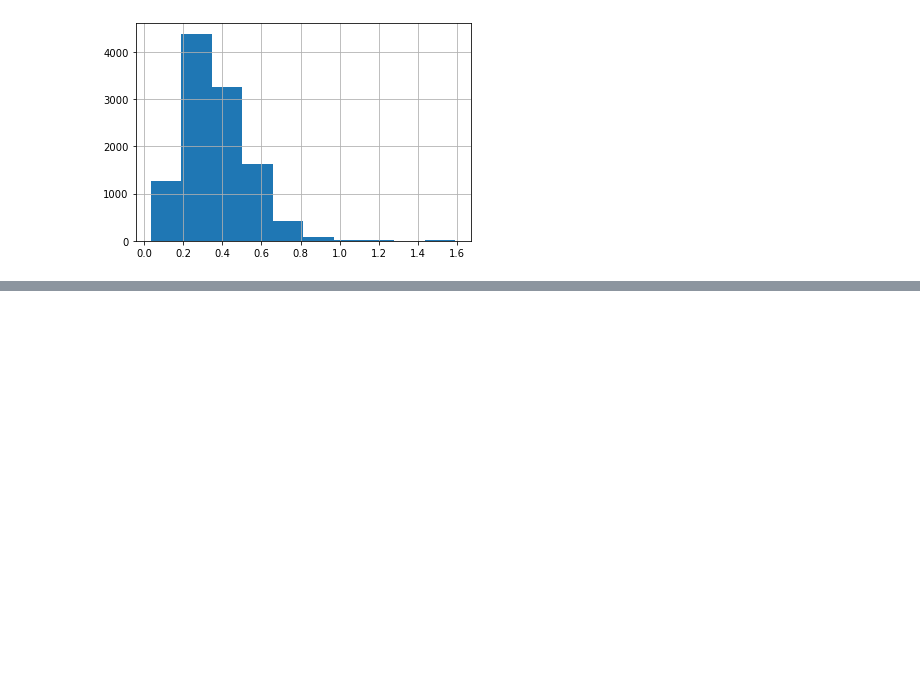
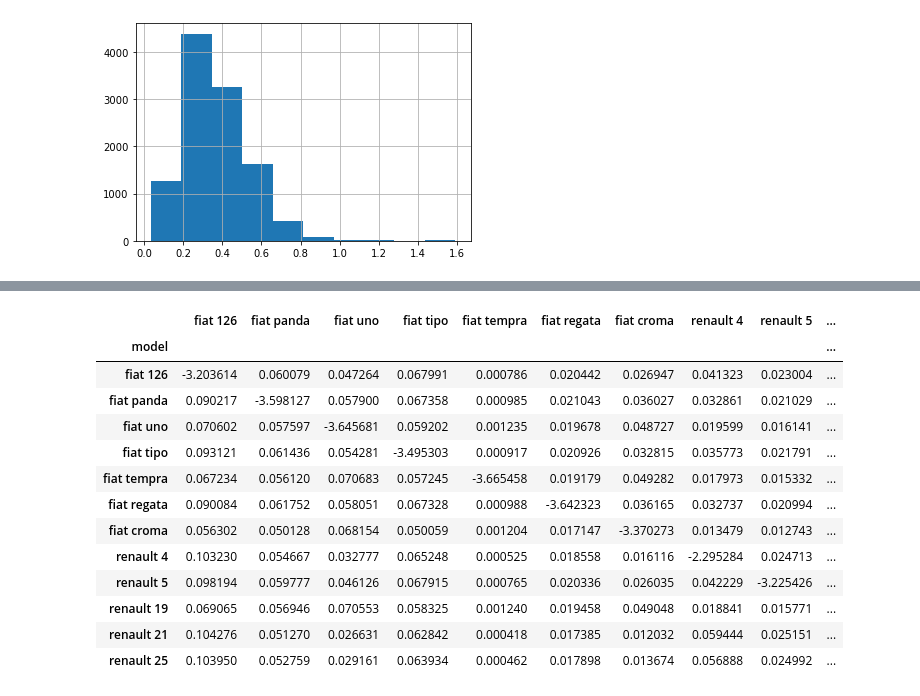
Before and after one commit to davidjiyangcai/blp_pset, a Jupyter notebook: code/pset.ipynb, the cells around one changed output, grey strips where cells are left out. Drawn from its saved outputs; the diff is of its cells as text; code cells hidden in the pictures; blank space fills up the shorter version.

```diff
--- a/code/pset.ipynb
+++ b/code/pset.ipynb
@@ -569,0 +1001,17 @@ generate_dataset('Belgium',1990,income_bins)
+# %%
+blp_results[1]['Italy_1990']
+# %% [output]
+|  | fiat 126 | fiat panda | fiat uno | fiat tipo | fiat tempra | fiat regata | fiat croma | renault 4 | renault 5 | ... |
+| model |  |  |  |  |  |  |  |  |  | ... |
+| fiat 126 | -3.203614 | 0.060079 | 0.047264 | 0.067991 | 0.000786 | 0.020442 | 0.026947 | 0.041323 | 0.023004 | ... |
+| fiat panda | 0.090217 | -3.598127 | 0.057900 | 0.067358 | 0.000985 | 0.021043 | 0.036027 | 0.032861 | 0.021029 | ... |
+| fiat uno | 0.070602 | 0.057597 | -3.645681 | 0.059202 | 0.001235 | 0.019678 | 0.048727 | 0.019599 | 0.016141 | ... |
+| fiat tipo | 0.093121 | 0.061436 | 0.054281 | -3.495303 | 0.000917 | 0.020926 | 0.032815 | 0.035773 | 0.021791 | ... |
+| fiat tempra | 0.067234 | 0.056120 | 0.070683 | 0.057245 | -3.665458 | 0.019179 | 0.049282 | 0.017973 | 0.015332 | ... |
+| fiat regata | 0.090084 | 0.061752 | 0.058051 | 0.067328 | 0.000988 | -3.642323 | 0.036165 | 0.032737 | 0.020994 | ... |
+| fiat croma | 0.056302 | 0.050128 | 0.068154 | 0.050059 | 0.001204 | 0.017147 | -3.370273 | 0.013479 | 0.012743 | ... |
+| renault 4 | 0.103230 | 0.054667 | 0.032777 | 0.065248 | 0.000525 | 0.018558 | 0.016116 | -2.295284 | 0.024713 | ... |
+| renault 5 | 0.098194 | 0.059777 | 0.046126 | 0.067915 | 0.000765 | 0.020336 | 0.026035 | 0.042229 | -3.225426 | ... |
+| renault 19 | 0.069065 | 0.056946 | 0.070553 | 0.058325 | 0.001240 | 0.019458 | 0.049048 | 0.018841 | 0.015771 | ... |
+| renault 21 | 0.104276 | 0.051270 | 0.026631 | 0.062842 | 0.000418 | 0.017385 | 0.012032 | 0.059444 | 0.025151 | ... |
+| renault 25 | 0.103950 | 0.052759 | 0.029161 | 0.063934 | 0.000462 | 0.017898 | 0.013674 | 0.056888 | 0.024992 | ... |
```
Also changed, not shown: parts of 26 cells of this notebook.
